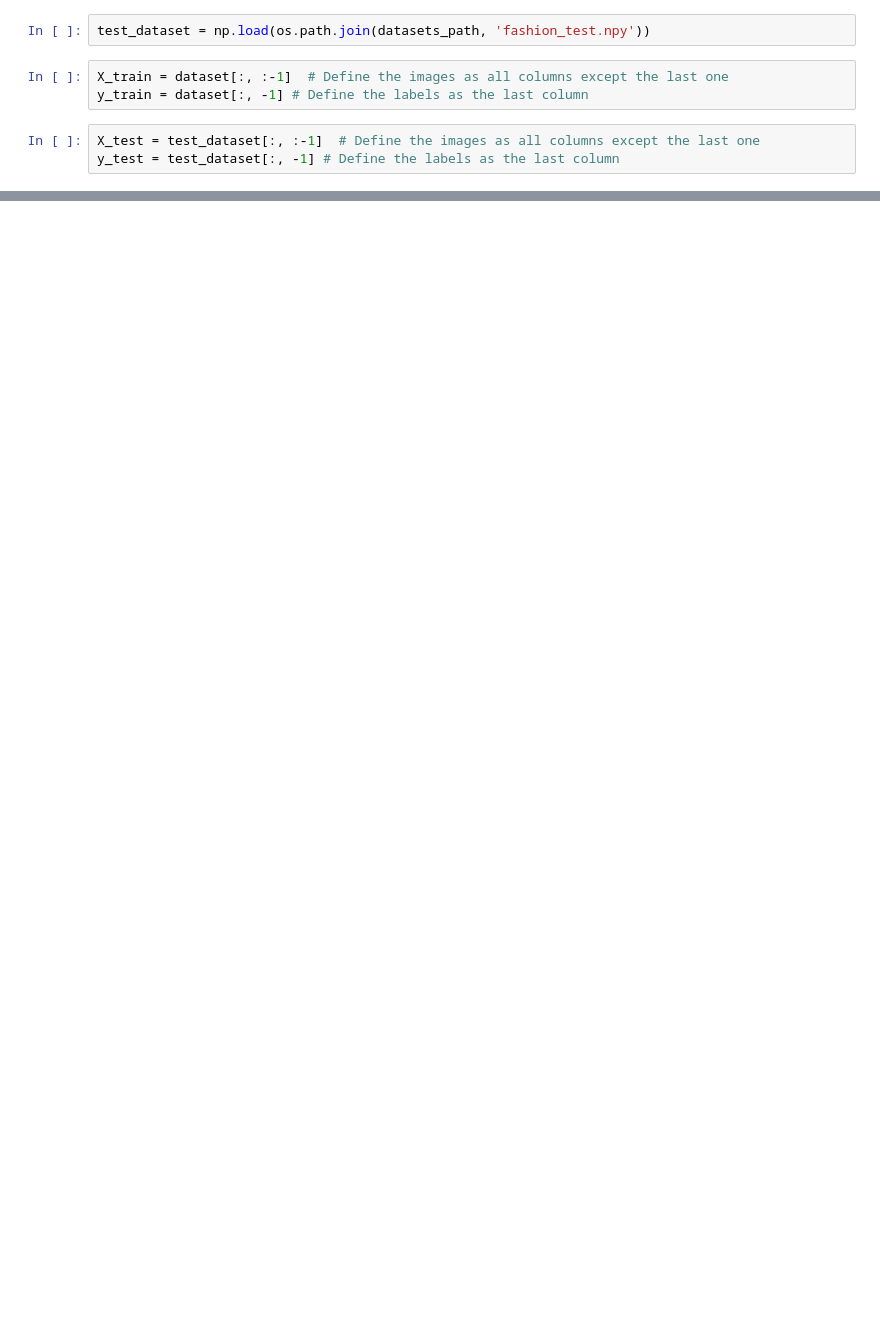
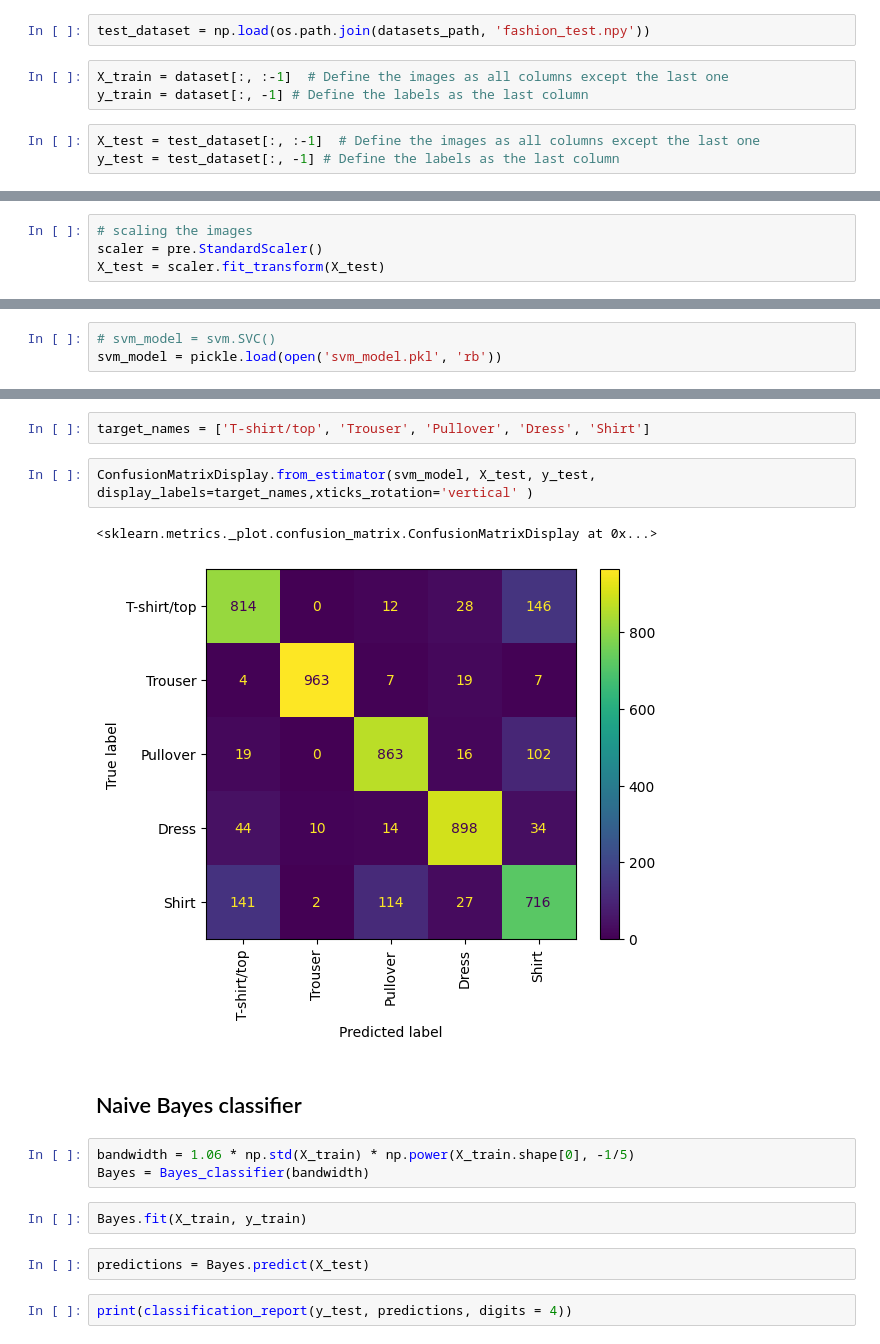
Before and after one commit to AnnaMariaGnat/ML_Project, a Jupyter notebook: Notebooks/06-Testing/Final_testing.ipynb, the cells around one changed output, grey strips where cells are left out. Saved outputs shown, nothing was run; the diff lists cells and outputs as text; blank space fills up the shorter version.

```diff
--- a/Notebooks/06-Testing/Final_testing.ipynb
+++ b/Notebooks/06-Testing/Final_testing.ipynb
@@ -52,0 +56,4 @@ X = scaler.fit_transform(X_train)
+# %%
+# scaling the images
+scaler = pre.StandardScaler()
+X_test = scaler.fit_transform(X_test)
@@ -52,0 +74,3 @@ X = scaler.fit_transform(X_train)
+# %%
+# svm_model = svm.SVC()
+svm_model = pickle.load(open('svm_model.pkl', 'rb'))
@@ -52,0 +102,18 @@ X = scaler.fit_transform(X_train)
+# %%
+target_names = ['T-shirt/top', 'Trouser', 'Pullover', 'Dress', 'Shirt']
+# %%
+ConfusionMatrixDisplay.from_estimator(svm_model, X_test, y_test, display_labels=target_names,xticks_rotation='vertical' )
+# %% [output]
+<sklearn.metrics._plot.confusion_matrix.ConfusionMatrixDisplay at 0x...>
+[figure, added]
+# %% [markdown]
+## Naive Bayes classifier
+# %%
+bandwidth = 1.06 * np.std(X_train) * np.power(X_train.shape[0], -1/5)
+Bayes = Bayes_classifier(bandwidth)
+# %%
+Bayes.fit(X_train, y_train)
+# %%
+predictions = Bayes.predict(X_test)
+# %%
+print(classification_report(y_test, predictions, digits = 4))
```
Also changed, not shown: parts of 11 cells of this notebook, 1 other file.
